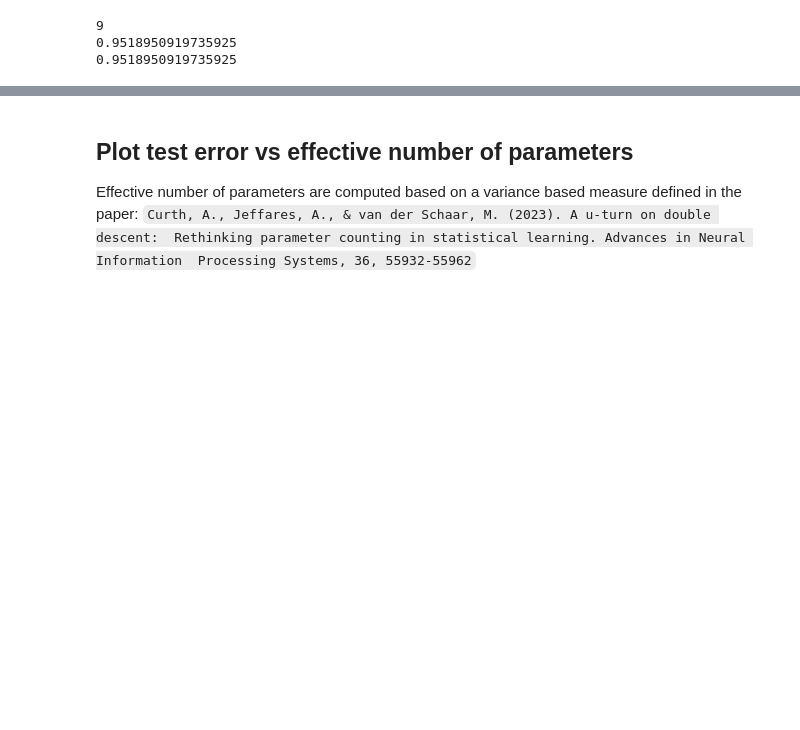
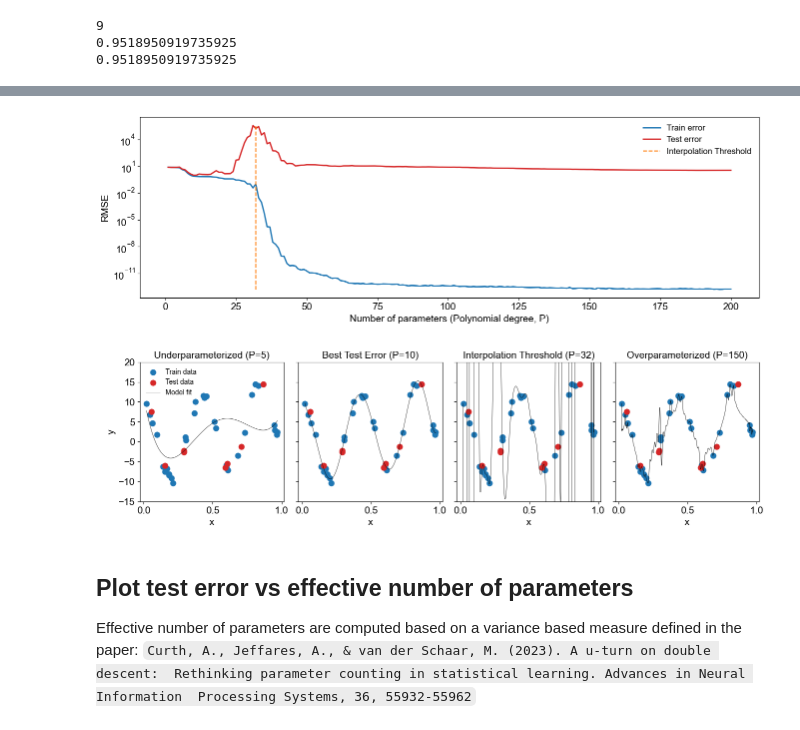
Before and after one commit to garyuppal/blog-code, a Jupyter notebook: double_descent_overview/example.ipynb, the cells around one changed output, grey strips where cells are left out. Saved outputs shown, nothing was run; the diff lists cells and outputs as text; code cells hidden in the pictures; blank space fills up the shorter version.

Commit message:
update code and figures

```diff
--- a/double_descent_overview/example.ipynb
+++ b/double_descent_overview/example.ipynb
@@ -253 +239,15 @@ print(test_errors[min_idx])
+# %%
+def plot_fit(ax, x_train, y_train, x_test, y_test, beta, xmin, xmax):
+    P = len(beta)
+    # Predict on new data
+    x_plot = np.sort(np.concatenate([np.linspace(xmin, xmax, 2000), x_train, x_test]))
+    x_plot_scaled = 2 * (x_plot - xmin) / (xmax - xmin) - 1
+    X_plot_design = np.vstack([Legendre.basis(p)(x_plot_scaled) for p in range(P)]).T
+    y_pred = X_plot_design @ beta
+
+    ax.scatter(x_train, y_train, label="Train data", s=60, color='tab:blue')
+    ax.scatter(x_test, y_test, label="Test data", s=60, color='tab:red')
+    ax.plot(x_plot, y_pred, color='black', label=f"Model fit", linewidth=0.5)
+    ax.legend()
+    return ax
 # %%
@@ -276,3 +273,51 @@ for idx in idxs:
+# %%
+
+# Create a figure and a 2-row GridSpec
+fig = plt.figure(figsize=(16, 10))
+gs = GridSpec(nrows=2, ncols=4, height_ratios=[1.3, 1], wspace=0.1, hspace=0.4)  # Top row taller
+
+# ==== Top plot: RMSE vs model size ====
+ax0 = fig.add_subplot(gs[0, :])  # Top row, spans all 4 columns
+ax0.plot(P_list, train_errors, color='tab:blue', label='Train error', linewidth=2)
+ax0.plot(P_list, test_errors, color='tab:red', label='Test error', linewidth=2)
+ax0.vlines(x=len(x_train), ymin=0.9*np.amin(train_errors), ymax=1.1*np.amax(test_errors),
+           color='tab:orange', linestyle='--', label='Interpolation Threshold')
+
+ax0.set_xlabel('Number of parameters (Polynomial degree, P)', fontsize=fontsize)
+ax0.set_ylabel('RMSE', fontsize=fontsize)
+ax0.set_yscale('log')
+ax0.tick_params(labelsize=fontsize)
+ax0.legend(fontsize=lgd_fontsize, frameon=False)
+
+# ==== Bottom row: example fits ====
+idxs = [5-1, min_idx, len(x_train)-1, 150-1]
+ttls = ["Underparameterized", "Best Test Error", "Interpolation Threshold", "Overparameterized"]
+ttls = [ttls[i] + f" (P={P_list[idxs[i]]})" for i in range(len(idxs))]  # Add Param value to titles
+axs = []
+for i in range(len(idxs)):
+    axs.append(fig.add_subplot(gs[1, i]))  # One subplot per column
+
+for i in range(1,len(axs)):
+    axs[i].sharey(axs[0])  # Share y-axis with the first subplot
+
+for i, idx in enumerate(idxs):
+    axs[i] = plot_fit(axs[i], x_train, y_train, x_test, y_test, betas[idx], x_mins[idx], x_maxs[idx])
+    axs[i].set_ylim(-15, 20)
+    axs[i].set_xlabel('x', fontsize=fontsize)
+    axs[i].tick_params(labelsize=fontsize)
+    axs[i].legend(fontsize=lgd_fontsize, frameon=False)
+    axs[i].set_title(ttls[i], fontsize=fontsize)
+    if i > 0:
+        axs[i].tick_params(labelleft=False)
+        axs[i].get_legend().remove()  # Remove legend from all but the first subplot
+    else:
+        axs[i].set_ylabel('y', fontsize=fontsize)
+        axs[i].legend(fontsize=10, frameon=False, loc='upper left')
+
+# ==== Save combined figure ====
+plt.savefig(outpath / "model_error_vs_num_params_with_examples.svg", bbox_inches='tight')
+# %% [output]
+[figure, added]
 # %% [markdown]
 ## Plot test error vs effective number of parameters
 Effective number of parameters are computed based on a variance based measure defined in the paper:
```
Also changed, not shown: parts of 5 cells of this notebook, 8 other files.
